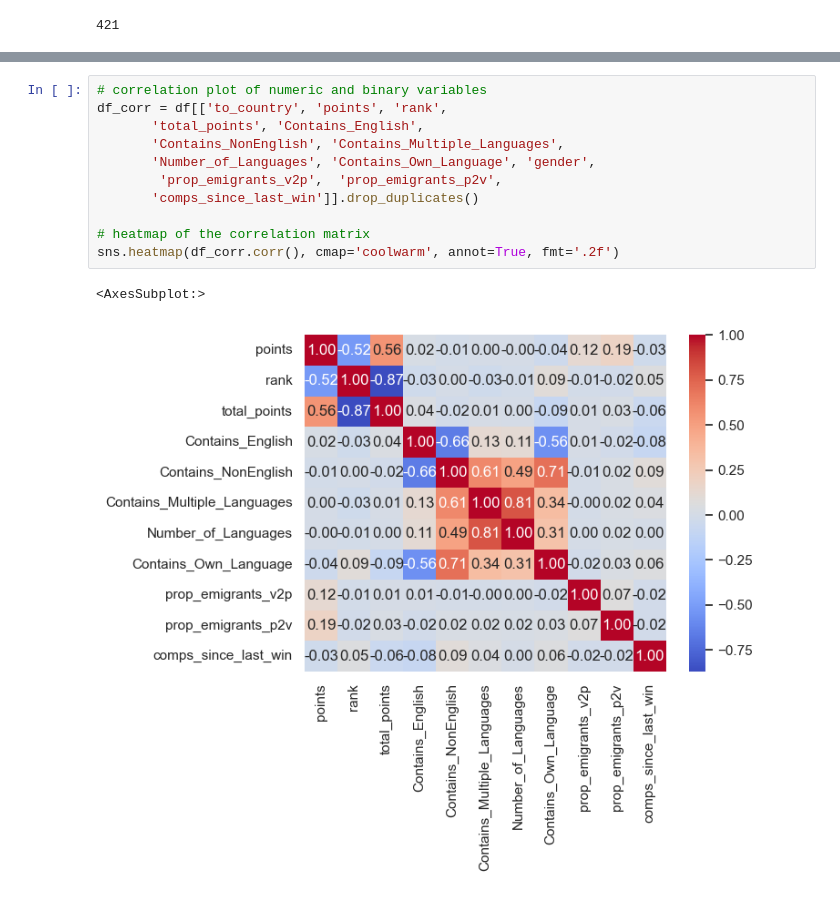
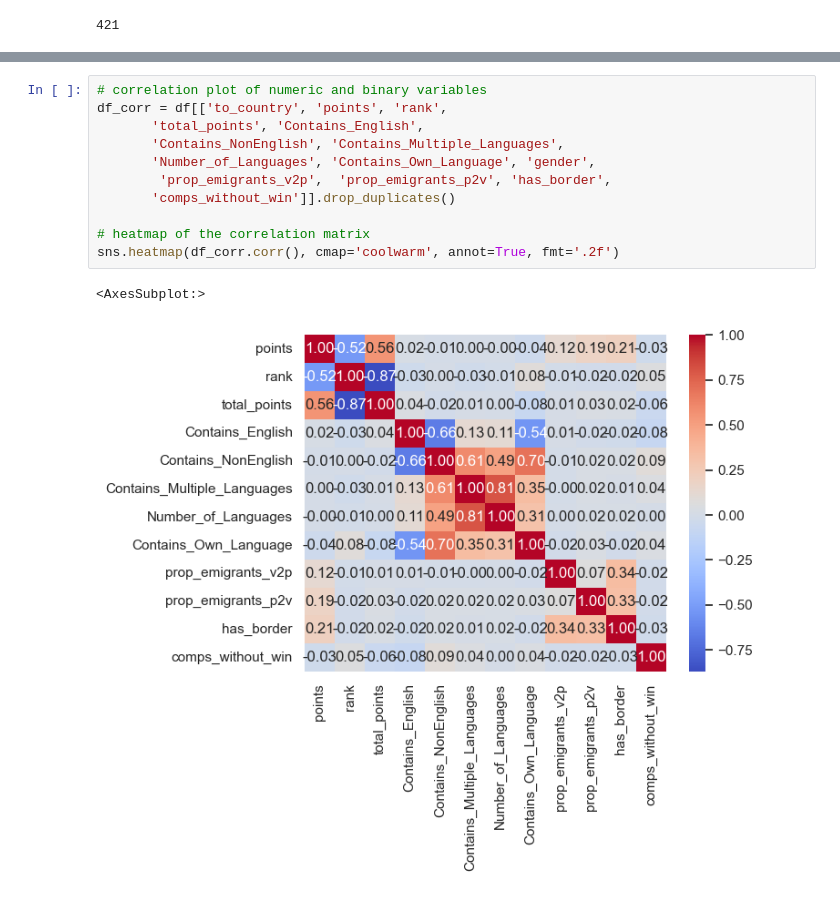
Before and after one commit to KatrionaGoldmann/Eurovision_TDS, a Jupyter notebook: eurovision/notebooks/story.ipynb, the cells around one changed output, grey strips where cells are left out. Drawn from its saved outputs; the diff is of its cells as text.

```diff
--- a/eurovision/notebooks/story.ipynb
+++ b/eurovision/notebooks/story.ipynb
@@ -840,14 +839,14 @@ Index(['year', 'Artist', 'from_country', 'to_country', 'points',
 # %%
 # correlation plot of numeric and binary variables
 df_corr = df[['to_country', 'points', 'rank',
        'total_points', 'Contains_English',
        'Contains_NonEnglish', 'Contains_Multiple_Languages',
        'Number_of_Languages', 'Contains_Own_Language', 'gender',
-        'prop_emigrants_v2p',  'prop_emigrants_p2v',
-       'comps_since_last_win']].drop_duplicates()
+        'prop_emigrants_v2p',  'prop_emigrants_p2v', 'has_border',
+       'comps_without_win']].drop_duplicates()
 
 # heatmap of the correlation matrix
 sns.heatmap(df_corr.corr(), cmap='coolwarm', annot=True, fmt='.2f')
 # %% [output]
 <AxesSubplot:>
-[figure, old version]
+[figure, new version]
```
Also changed, not shown: parts of 10 cells of this notebook, 3 other files.
